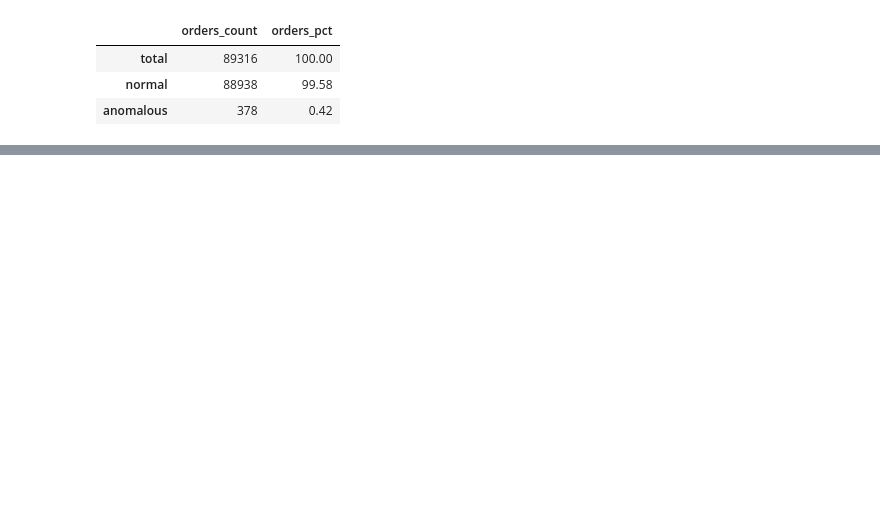
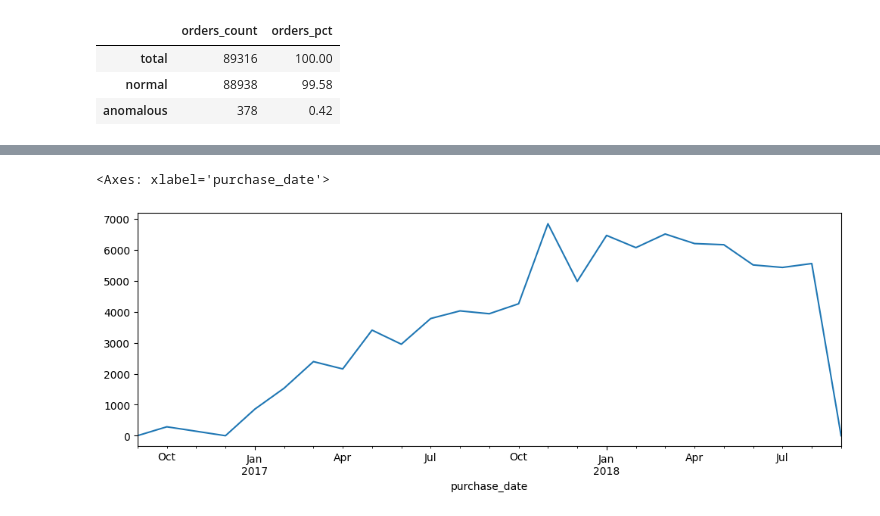
Before and after one commit to mkudim/analytics-learning-notes, a Jupyter notebook: 03_bi_tools/data_for_practice/EDA_orders.ipynb, the cells around one changed output, grey strips where cells are left out. Cells and saved outputs as stored; diff of their text form; code cells hidden in the pictures; blank space fills up the shorter version.

```diff
--- a/03_bi_tools/data_for_practice/EDA_orders.ipynb
+++ b/03_bi_tools/data_for_practice/EDA_orders.ipynb
@@ -513,0 +585,5 @@ summary
+# %%
+monthly_orders.plot(figsize=(12, 4))
+# %% [output]
+<Axes: xlabel='purchase_date'>
+[figure, added]
```
Also changed, not shown: parts of 18 cells of this notebook.
